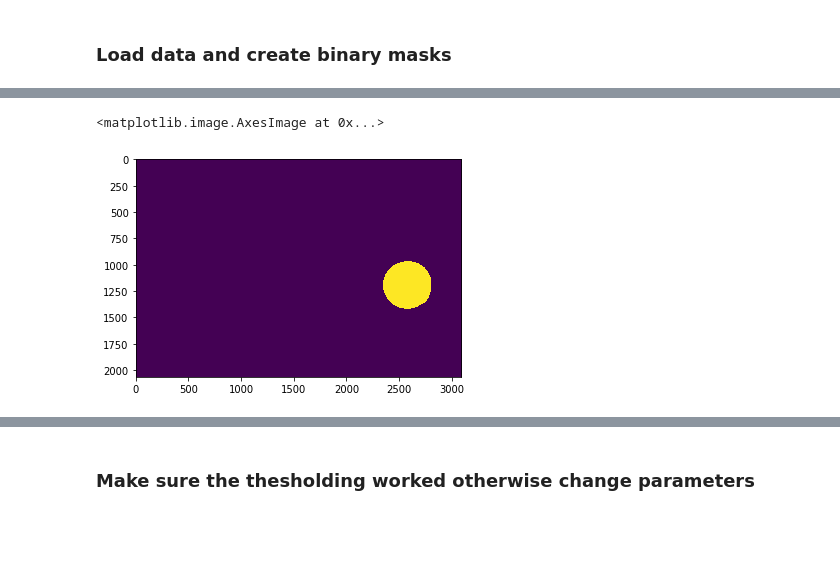
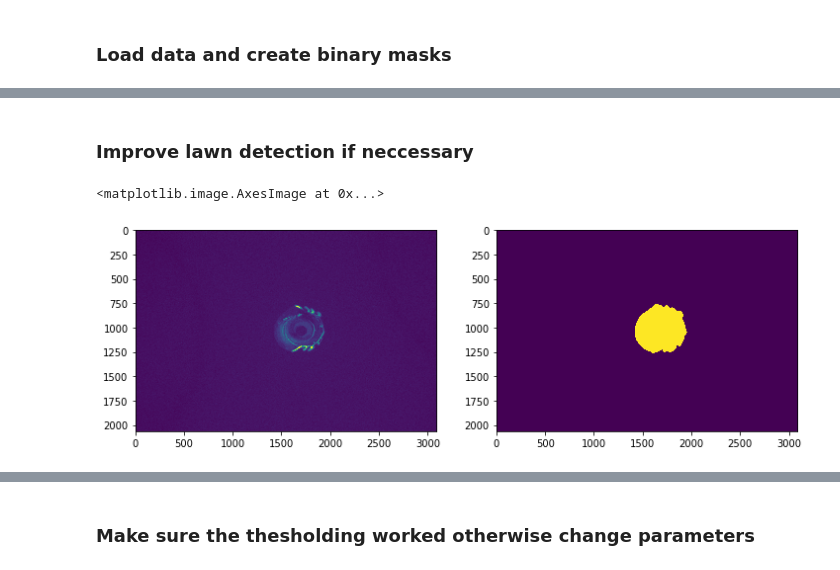
Before and after one commit to scholz-lab/PharaGlow, a Jupyter notebook: notebooks/RunningPharaglowParallel-MV.ipynb, the cells around one changed output, grey strips where cells are left out. Saved outputs shown, nothing was run; the diff lists cells and outputs as text; code cells hidden in the pictures; blank space fills up the shorter version.

```diff
--- a/notebooks/RunningPharaglowParallel-MV.ipynb
+++ b/notebooks/RunningPharaglowParallel-MV.ipynb
@@ -20,14 +21,17 @@ from pharaglow import tracking, run, features, util
 # %%
 %%time
 # io
-fname = "/media/scholz_la/hd3/20200221_NZ0036/*.tiff"
+path = "/media/scholz_la/hd2/Nicolina/Nicolina/"
+movie = "20200319_NZ0040"
+fname = os.path.join(path,movie,"*.tiff")
 parameterfile = "/home/scholz_la/Desktop/pumping/PharaGlow/pharaglow_parameters_mks.txt"
-outfile = "/media/scholz_la/hd3/NZ0036_analyzed/20200221_NZ0036_{}_{}.json"
-lawnfile ='/media/scholz_la/hd2/Nicolina/Nicolina/Lawns/NZ0036_lawn.tiff'
+outfile = os.path.join(path,movie+"_{}_{}.json")
+print(outfile)
+lawnfile ='/media/scholz_la/hd2/Nicolina/Nicolina/Lawns/NZ0040_lawn.bmp'
 
 print('Starting pharaglow analysis...')
 rawframes = pims.open(fname)
-rawframes = rawframes[:]
+rawframes = rawframes[:500]
 
 print('Loading parameters from {}'.format(parameterfile.split('/')[-2:]))
 with open(parameterfile) as f:
@@ -46,16 +51,22 @@ Wall time: 1.36 s
+# %% [markdown]
+### Improve lawn detection if neccessary
 # %%
 from skimage.filters import threshold_li, gaussian, threshold_yen, threshold_otsu
 from skimage.morphology import skeletonize, watershed, disk, remove_small_holes, remove_small_objects
 image = gaussian(lawn, 5, preserve_range = True)
 thresh = threshold_li(image)
 binary = image > thresh*0.8
 binary = remove_small_holes(binary, area_threshold=15000, connectivity=1, in_place=False)
 binary = remove_small_objects(binary, min_size=50000, connectivity=8, in_place=False)
 binLawn = binary
+plt.figure(figsize=(12,6))
+plt.subplot(121)
+plt.imshow(lawn)
+plt.subplot(122)
 plt.imshow(binLawn)
 # %% [output]
 <matplotlib.image.AxesImage at 0x...>
-[figure, old version]
+[figure, new version]
 # %%
 %%time
 # detecting objects
```
Also changed, not shown: parts of 20 cells of this notebook, 3 other files.
